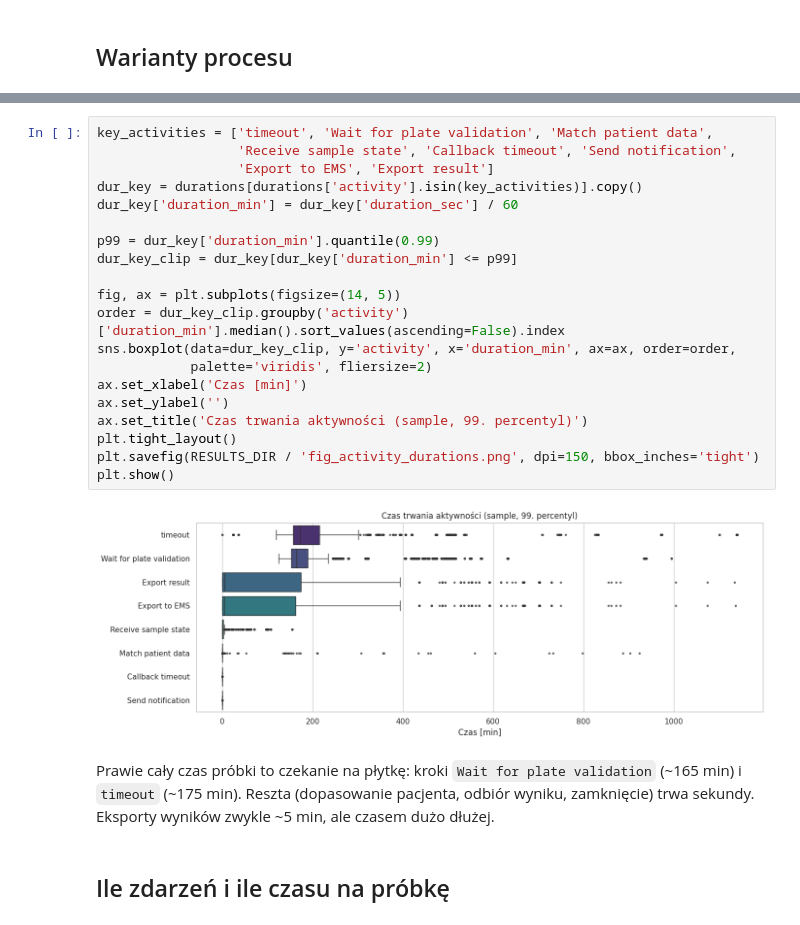
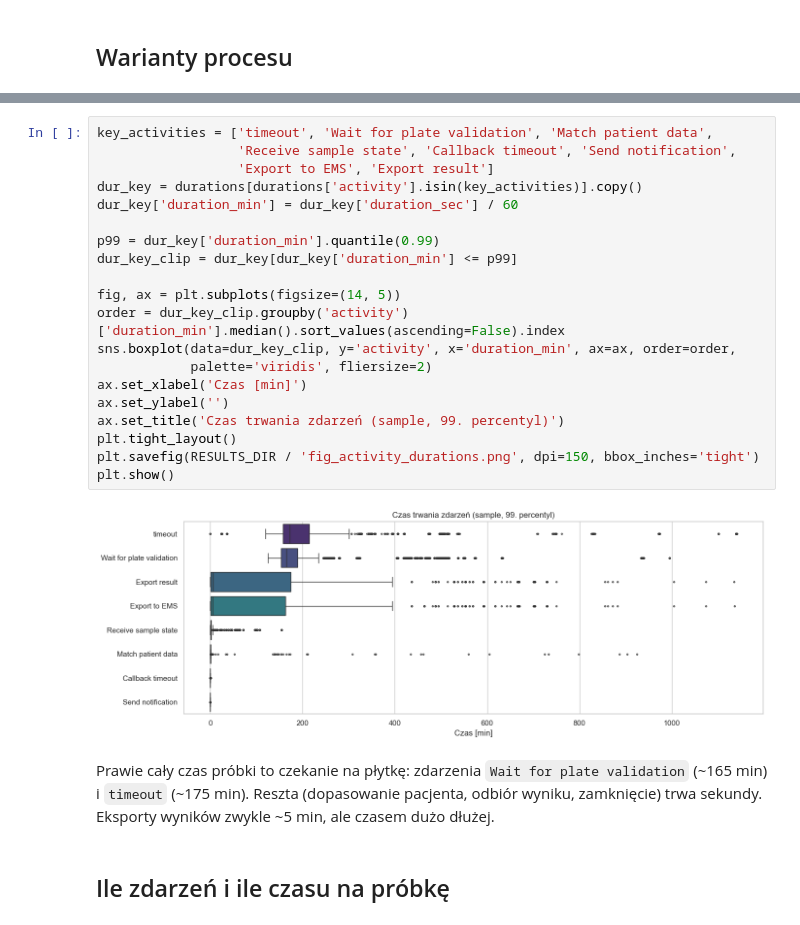
Before and after one commit to Mateoswiatek/DataMining2026PCALabData, a Jupyter notebook: notebooks/01_m1_eda.ipynb, the cells around one changed output, grey strips where cells are left out. Cells and saved outputs as stored; diff of their text form.

```diff
--- a/notebooks/01_m1_eda.ipynb
+++ b/notebooks/01_m1_eda.ipynb
@@ -376,27 +382,27 @@ Export result                752   7183.3    321.8  13423.9     0.3  140410.8
 # %%
 key_activities = ['timeout', 'Wait for plate validation', 'Match patient data',
                   'Receive sample state', 'Callback timeout', 'Send notification',
                   'Export to EMS', 'Export result']
 dur_key = durations[durations['activity'].isin(key_activities)].copy()
 dur_key['duration_min'] = dur_key['duration_sec'] / 60
 
 p99 = dur_key['duration_min'].quantile(0.99)
 dur_key_clip = dur_key[dur_key['duration_min'] <= p99]
 
 fig, ax = plt.subplots(figsize=(14, 5))
 order = dur_key_clip.groupby('activity')['duration_min'].median().sort_values(ascending=False).index
 sns.boxplot(data=dur_key_clip, y='activity', x='duration_min', ax=ax, order=order,
             palette='viridis', fliersize=2)
 ax.set_xlabel('Czas [min]')
 ax.set_ylabel('')
-ax.set_title('Czas trwania aktywności (sample, 99. percentyl)')
+ax.set_title('Czas trwania zdarzeń (sample, 99. percentyl)')
 plt.tight_layout()
 plt.savefig(RESULTS_DIR / 'fig_activity_durations.png', dpi=150, bbox_inches='tight')
 plt.show()
 # %% [output]
-[figure, old version]
+[figure, new version]
 # %% [markdown]
-Prawie cały czas próbki to czekanie na płytkę: kroki `Wait for plate validation` (~165 min) i `timeout` (~175 min). Reszta (dopasowanie pacjenta, odbiór wyniku, zamknięcie) trwa sekundy. Eksporty wyników zwykle ~5 min, ale czasem dużo dłużej.
+Prawie cały czas próbki to czekanie na płytkę: zdarzenia `Wait for plate validation` (~165 min) i `timeout` (~175 min). Reszta (dopasowanie pacjenta, odbiór wyniku, zamknięcie) trwa sekundy. Eksporty wyników zwykle ~5 min, ale czasem dużo dłużej.
 # %% [markdown]
 ## Ile zdarzeń i ile czasu na próbkę
 # %%
```
Also changed, not shown: parts of 27 cells of this notebook, 22 other files.
